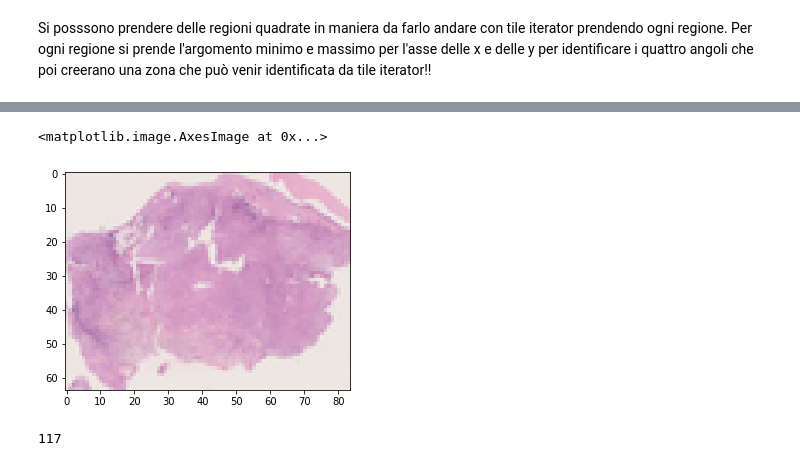
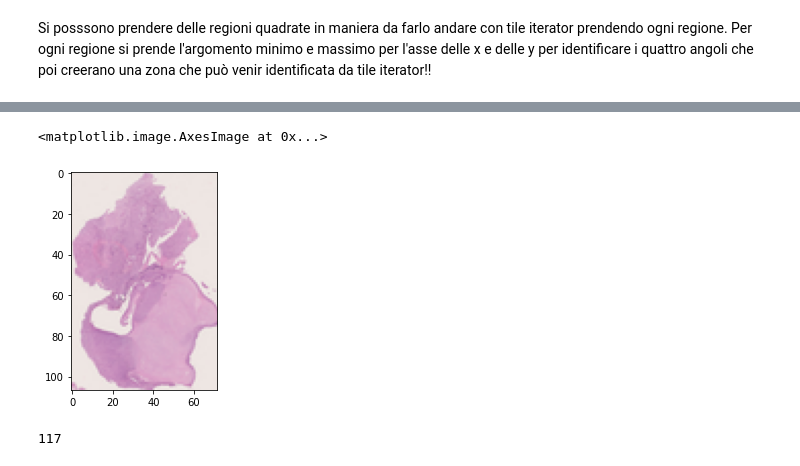
Before and after one commit to davibuss/Bioinformatics, a Jupyter notebook: PatientNet.ipynb, the cells around one changed output, grey strips where cells are left out. Drawn from its saved outputs; the diff is of its cells as text; code cells hidden in the pictures.

```diff
--- a/PatientNet.ipynb
+++ b/PatientNet.ipynb
@@ -236,18 +231,18 @@ ts.getMetadata()
  'tileHeight': 256,
  'tileWidth': 256}
 # %%
-mult = 233
+mult = ts.getMetadata()['sizeX']/mask.shape[1]
 mm_x = ts.getMetadata()['mm_x']*mult
 mm_y = ts.getMetadata()['mm_y']*mult
 tstile = ts.getSingleTile(
       region=dict(left=xmin*mult, top=ymin*mult, right=xmax*mult, bottom = ymax*mult, units='base_pixels'),
       scale=dict(mm_x=mm_x, mm_y=mm_y),
       #tile_size=dict(width=224, height=224),
       format=large_image.tilesource.TILE_FORMAT_NUMPY)
 plt.imshow(tstile['tile'])
 # %% [output]
 <matplotlib.image.AxesImage at 0x...>
-[figure, old version]
+[figure, new version]
 # %%
 ymin
 # %% [output]
```
Also changed, not shown: parts of 18 cells of this notebook.
